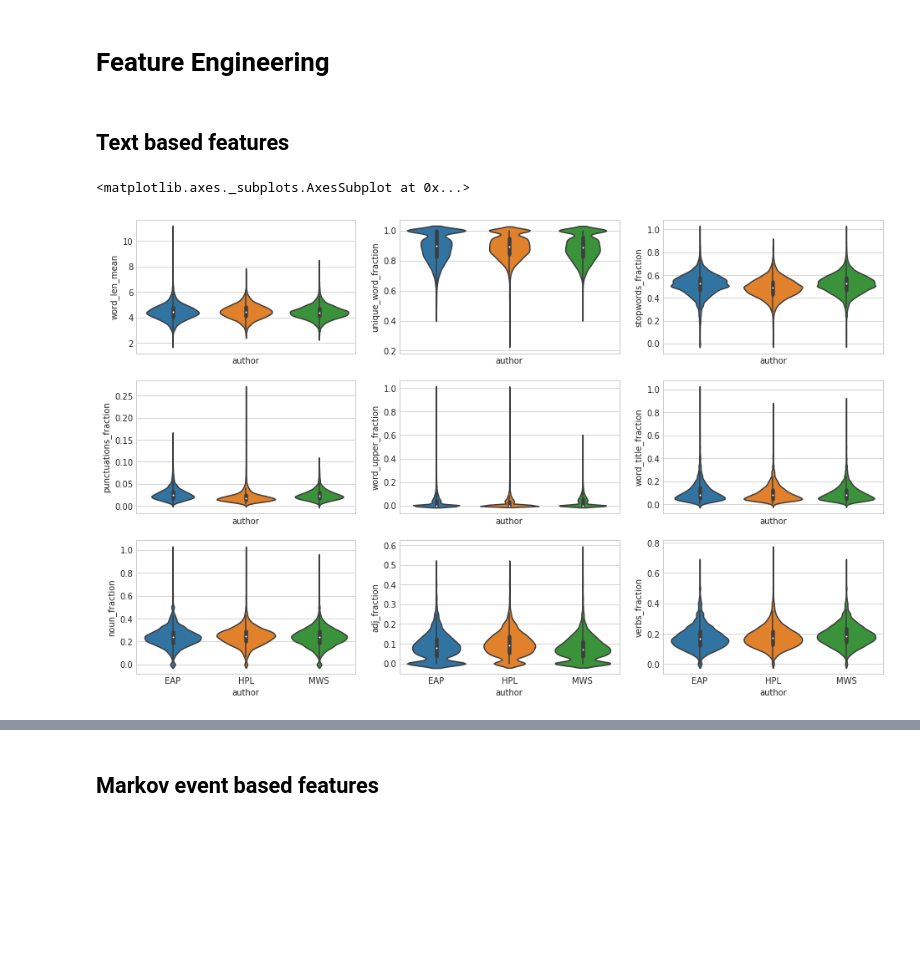
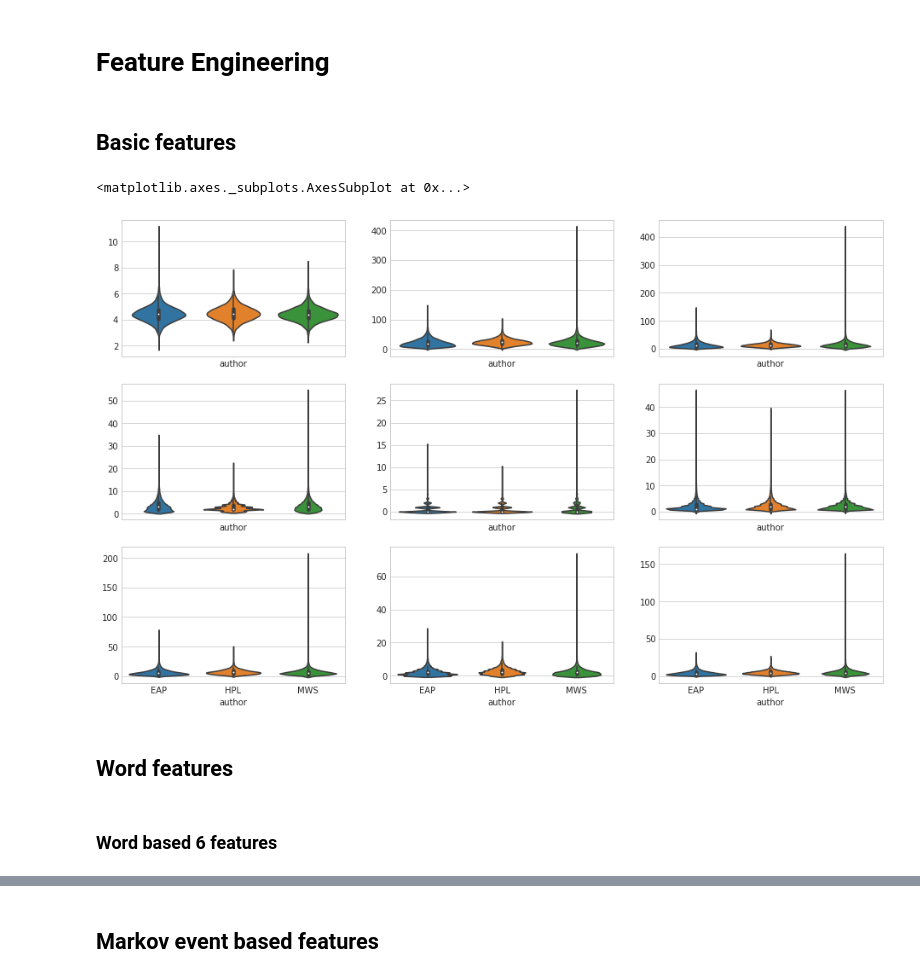
Before and after one commit to GuidoPaul/KaggleCompetitions, a Jupyter notebook: Spooky_Author_Identification/src/main.ipynb, the cells around one changed output, grey strips where cells are left out. Saved outputs shown, nothing was run; the diff lists cells and outputs as text; code cells hidden in the pictures; blank space fills up the shorter version.

```diff
--- a/Spooky_Author_Identification/src/main.ipynb
+++ b/Spooky_Author_Identification/src/main.ipynb
@@ -62,8 +79,13 @@ train.head()
 # %%
 # Prepare the id and label for modeling
 author_mapping_dict = {'EAP': 0, 'HPL': 1, 'MWS': 2}
-y_train = train['author'].map(author_mapping_dict)
-id_train = train['id'].values
-id_test = test['id'].values
+
+#y_full = data_full.author
+y_full = data_full.author.map(author_mapping_dict)
+
+i_train = ~y_full.isnull()
+i_test = y_full.isnull()
+
+#y_train = data_train.author.map(author_mapping_dict)
 # %%
 # Explore the dataset
@@ -268,3 +287,5 @@ The vectorized array looks like:
  [ 0.          0.44832087  0.63009934  0.44832087  0.44832087]]
 # %% [markdown]
 # Feature Engineering
+# %% [markdown]
+## Basic features
@@ -270,0 +385,14 @@ The vectorized array looks like:
+# %%
+f_num_words        = data_full.apply(lambda raw: num_words(raw), axis=1).as_matrix()[:, None]
+f_num_chars        = data_full.apply(lambda raw: num_chars(raw), axis=1).as_matrix()[:, None]
+f_mean_len_words   = data_full.apply(lambda raw: mean_len_words(raw), axis=1).as_matrix()[:, None]
+
+f_num_unique_words = data_full.apply(lambda raw: num_unique_words(raw), axis=1).as_matrix()[:, None]
+f_num_stopwords    = data_full.apply(lambda raw: num_stopwords(raw), axis=1).as_matrix()[:, None]
+f_num_punctuations = data_full.apply(lambda raw: num_punctuations(raw), axis=1).as_matrix()[:, None]
+f_num_upper_words  = data_full.apply(lambda raw: num_upper_words(raw), axis=1).as_matrix()[:, None]
+f_num_title_words  = data_full.apply(lambda raw: num_title_words(raw), axis=1).as_matrix()[:, None]
+
+f_num_noun_words   = data_full.apply(lambda raw: num_noun_words(raw), axis=1).as_matrix()[:, None]
+f_num_adj_words    = data_full.apply(lambda raw: num_adj_words(raw), axis=1).as_matrix()[:, None]
+f_num_verbs_words  = data_full.apply(lambda raw: num_verbs_words(raw), axis=1).as_matrix()[:, None]
@@ -271,2 +404,20 @@ The vectorized array looks like:
+# %%
+fig, ax = plt.subplots(nrows=3, ncols=3, sharex=True, sharey=False, figsize=(16, 10))
+sns.violinplot(x=y_full, y=f_mean_len_words.flatten(), ax=ax[0, 0])
+sns.violinplot(x=y_full, y=f_num_unique_words.flatten(), ax=ax[0, 1])
+sns.violinplot(x=y_full, y=f_num_stopwords.flatten(), ax=ax[0, 2])
+
+sns.violinplot(x=y_full, y=f_num_punctuations.flatten(), ax=ax[1, 0])
+sns.violinplot(x=y_full, y=f_num_upper_words.flatten(), ax=ax[1, 1])
+sns.violinplot(x=y_full, y=f_num_title_words.flatten(), ax=ax[1, 2])
+
+sns.violinplot(x=y_full, y=f_num_noun_words.flatten(), ax=ax[2, 0])
+sns.violinplot(x=y_full, y=f_num_adj_words.flatten(), ax=ax[2, 1])
+sns.violinplot(x=y_full, y=f_num_verbs_words.flatten(), ax=ax[2, 2])
+# %% [output]
+<matplotlib.axes._subplots.AxesSubplot at 0x...>
+[figure, added]
+# %% [markdown]
+## Word features
 # %% [markdown]
-## Text based features
+### Word based 6 features
@@ -441,16 +423,0 @@ for dataset in full_data:
-# %%
-fig, ax = plt.subplots(nrows=3, ncols=3, sharex=True, sharey=False, figsize=(16, 10))
-sns.violinplot(x='author', y='word_len_mean', data=train, ax=ax[0, 0])
-sns.violinplot(x='author', y='unique_word_fraction', data=train, ax=ax[0, 1])
-sns.violinplot(x='author', y='stopwords_fraction', data=train, ax=ax[0, 2])
-
-sns.violinplot(x='author', y='punctuations_fraction', data=train, ax=ax[1, 0])
-sns.violinplot(x='author', y='word_upper_fraction', data=train, ax=ax[1, 1])
-sns.violinplot(x='author', y='word_title_fraction', data=train, ax=ax[1, 2])
-
-sns.violinplot(x='author', y='noun_fraction', data=train, ax=ax[2, 0])
-sns.violinplot(x='author', y='adj_fraction', data=train, ax=ax[2, 1])
-sns.violinplot(x='author', y='verbs_fraction', data=train, ax=ax[2, 2])
-# %% [output]
-<matplotlib.axes._subplots.AxesSubplot at 0x...>
-[figure, removed]
```
Also changed, not shown: parts of 113 cells of this notebook.
